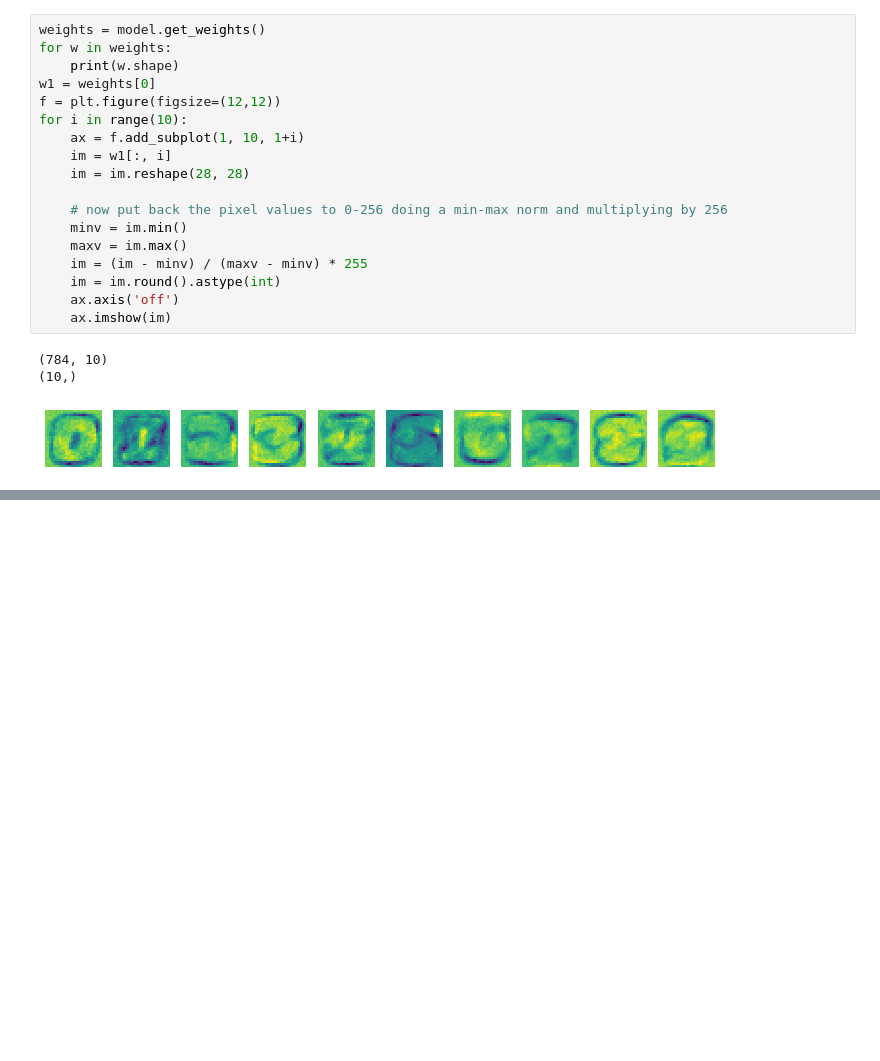
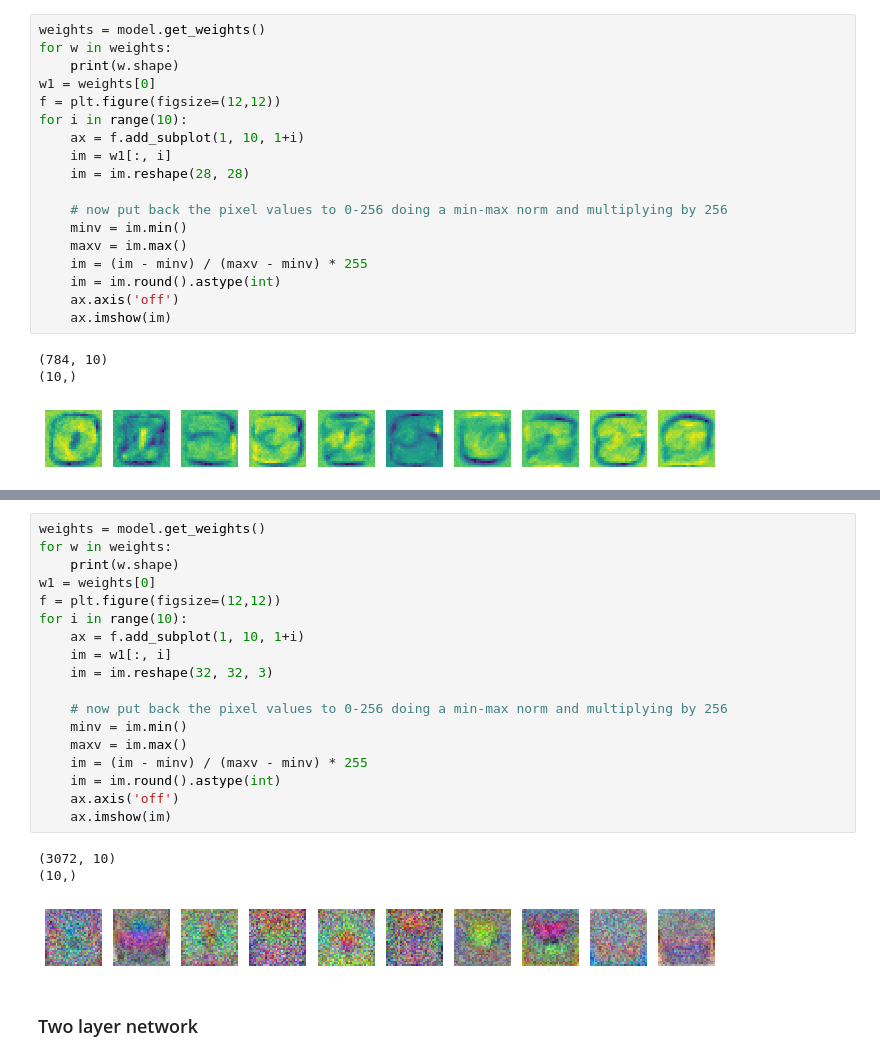
Before and after one commit to codax0r/mse-delearn, a Jupyter notebook: jeh/w8-MNIST-MLP_from_raw_data.ipynb, the cells around one changed output, grey strips where cells are left out. Drawn from its saved outputs; the diff is of its cells as text; blank space fills up the shorter version.

```diff
--- a/jeh/w8-MNIST-MLP_from_raw_data.ipynb
+++ b/jeh/w8-MNIST-MLP_from_raw_data.ipynb
@@ -221,0 +321,24 @@ for i in range(10):
+# %%
+weights = model.get_weights()
+for w in weights:
+    print(w.shape)
+w1 = weights[0]
+f = plt.figure(figsize=(12,12))
+for i in range(10):
+    ax = f.add_subplot(1, 10, 1+i)
+    im = w1[:, i]
+    im = im.reshape(32, 32, 3)
+
+    # now put back the pixel values to 0-256 doing a min-max norm and multiplying by 256
+    minv = im.min()
+    maxv = im.max()
+    im = (im - minv) / (maxv - minv) * 255
+    im = im.round().astype(int)
+    ax.axis('off')
+    ax.imshow(im)
+# %% [output]
+(3072, 10)
+(10,)
+[figure, added]
+# %% [markdown]
+### Two layer network
```
Also changed, not shown: parts of 43 cells of this notebook, 2 other files.
